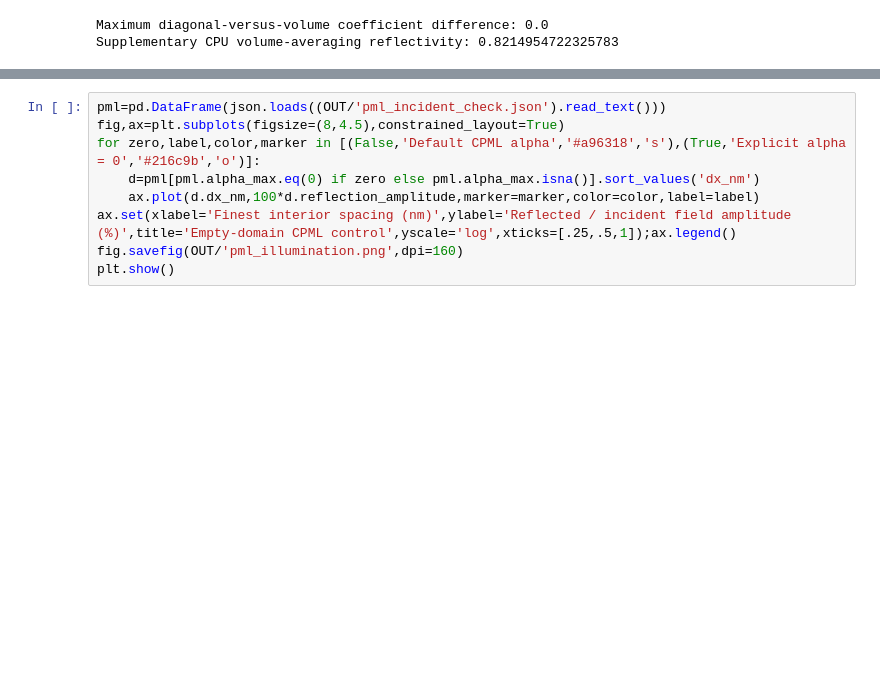
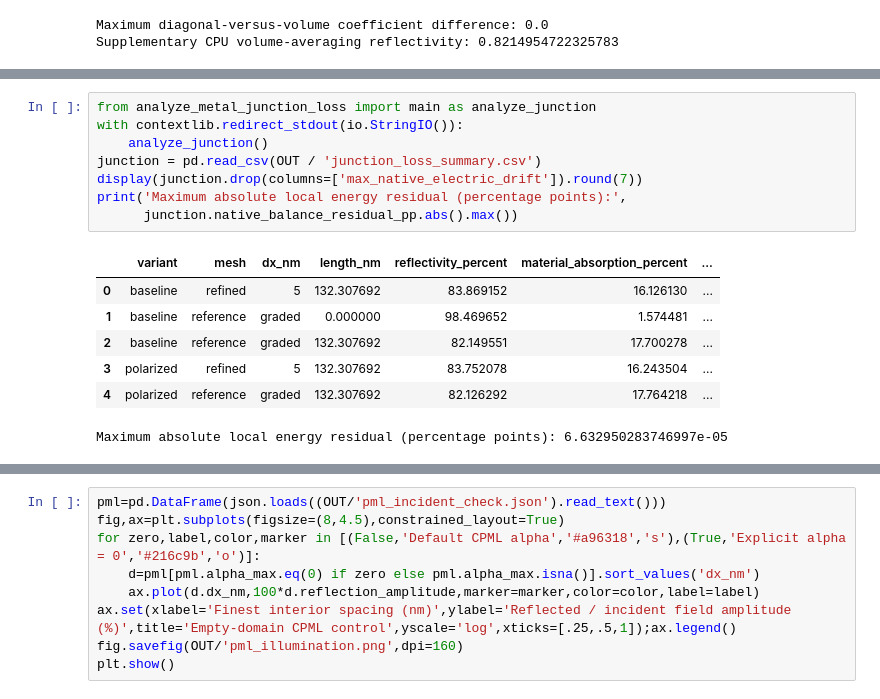
Before and after one commit to cdaunt/beamz, a Jupyter notebook: examples/notebooks/metal_solver_benchmarks.ipynb, the cells around one changed output, grey strips where cells are left out. Saved outputs shown, nothing was run; the diff lists cells and outputs as text; blank space fills up the shorter version.

```diff
--- a/examples/notebooks/metal_solver_benchmarks.ipynb
+++ b/examples/notebooks/metal_solver_benchmarks.ipynb
@@ -196,0 +205,16 @@ Supplementary CPU volume-averaging reflectivity: 0.8214954722325783
+# %%
+from analyze_metal_junction_loss import main as analyze_junction
+with contextlib.redirect_stdout(io.StringIO()):
+    analyze_junction()
+junction = pd.read_csv(OUT / 'junction_loss_summary.csv')
+display(junction.drop(columns=['max_native_electric_drift']).round(7))
+print('Maximum absolute local energy residual (percentage points):',
+      junction.native_balance_residual_pp.abs().max())
+# %% [output]
+|  | variant | mesh | dx_nm | length_nm | reflectivity_percent | material_absorption_percent | ... |
+| 0 | baseline | refined | 5 | 132.307692 | 83.869152 | 16.126130 | ... |
+| 1 | baseline | reference | graded | 0.000000 | 98.469652 | 1.574481 | ... |
+| 2 | baseline | reference | graded | 132.307692 | 82.149551 | 17.700278 | ... |
+| 3 | polarized | refined | 5 | 132.307692 | 83.752078 | 16.243504 | ... |
+| 4 | polarized | reference | graded | 132.307692 | 82.126292 | 17.764218 | ... |
+Maximum absolute local energy residual (percentage points): 6.632950283746997e-05
```
Also changed, not shown: parts of 5 cells of this notebook, 28 other files.
